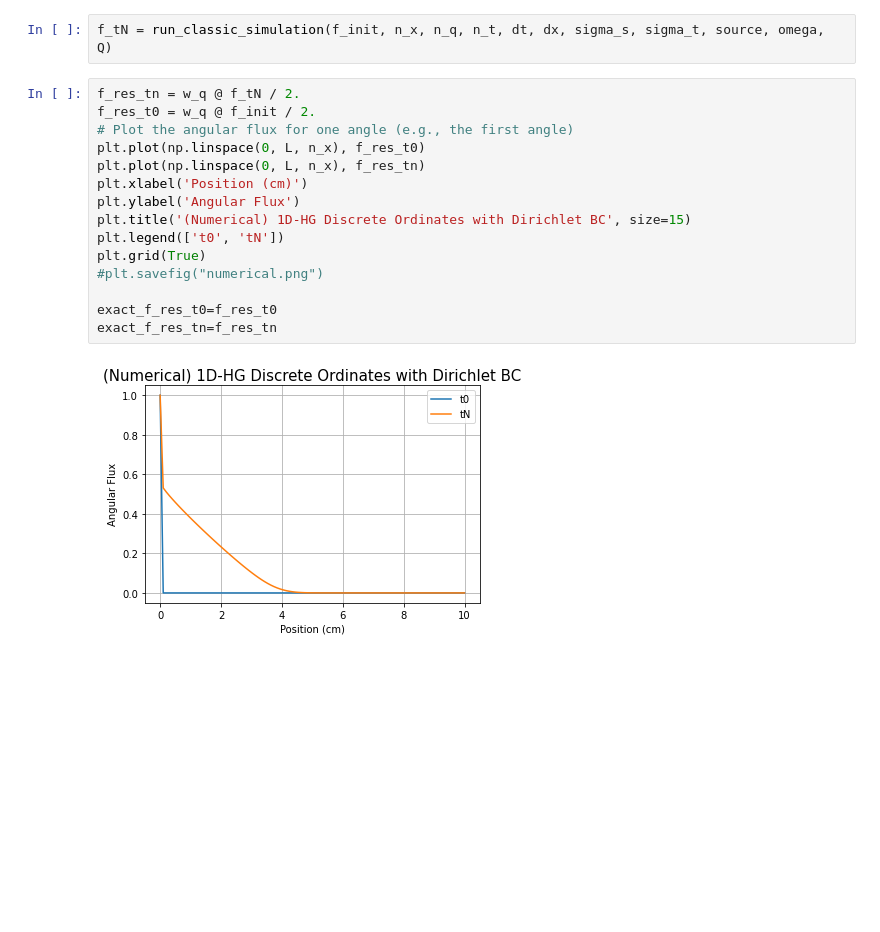
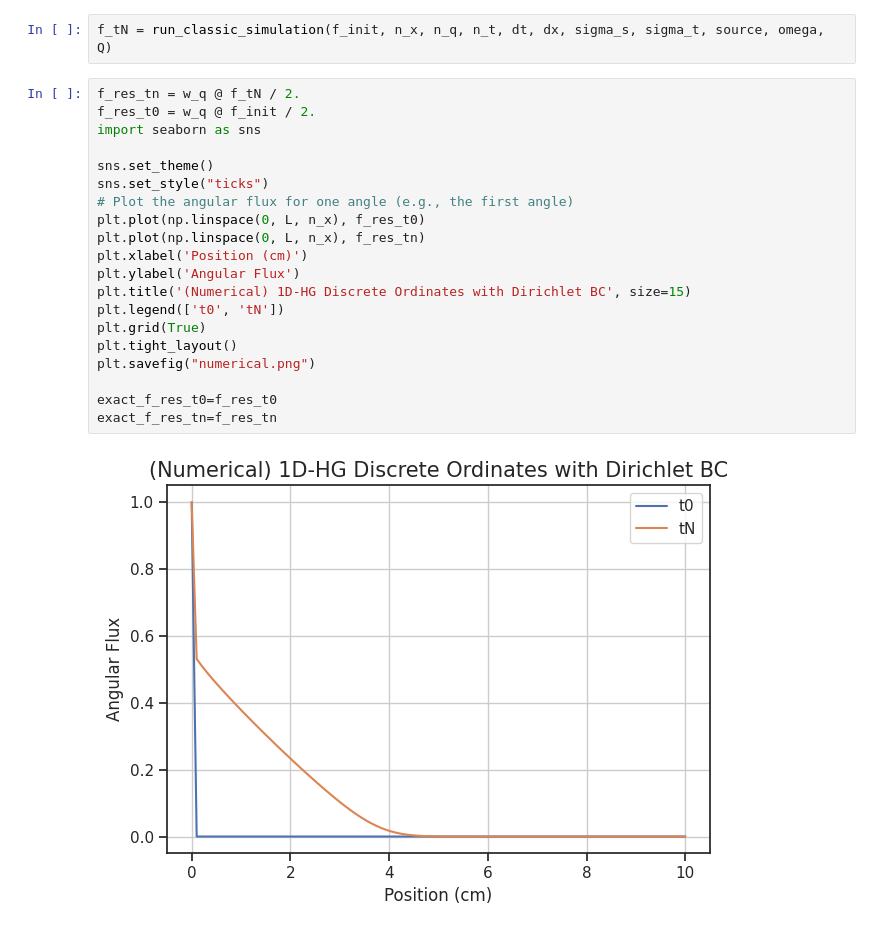
Before and after one commit to ScSteffen/CollisionOperatorLearning, a Jupyter notebook: simulation_study_HG.ipynb, the cells around one changed output. Cells and saved outputs as stored; diff of their text form; blank space fills up the shorter version.

```diff
--- a/simulation_study_HG.ipynb
+++ b/simulation_study_HG.ipynb
@@ -155,20 +155,25 @@ f_tN = run_classic_simulation(f_init, n_x, n_q, n_t, dt, dx, sigma_s, sigma_t, s
 # %%
 f_res_tn = w_q @ f_tN / 2.
 f_res_t0 = w_q @ f_init / 2.
+import seaborn as sns
+
+sns.set_theme()
+sns.set_style("ticks")
 # Plot the angular flux for one angle (e.g., the first angle)
 plt.plot(np.linspace(0, L, n_x), f_res_t0)
 plt.plot(np.linspace(0, L, n_x), f_res_tn)
 plt.xlabel('Position (cm)')
 plt.ylabel('Angular Flux')
 plt.title('(Numerical) 1D-HG Discrete Ordinates with Dirichlet BC', size=15)
 plt.legend(['t0', 'tN'])
 plt.grid(True)
-#plt.savefig("numerical.png")
+plt.tight_layout()
+plt.savefig("numerical.png")
 
 exact_f_res_t0=f_res_t0
 exact_f_res_tn=f_res_tn
 # %% [output]
-[figure, old version]
+[figure, new version]
 # %%
 model_idx=0
 print(names[model_idx])
```
Also changed, not shown: parts of 8 cells of this notebook, 2 other files.
